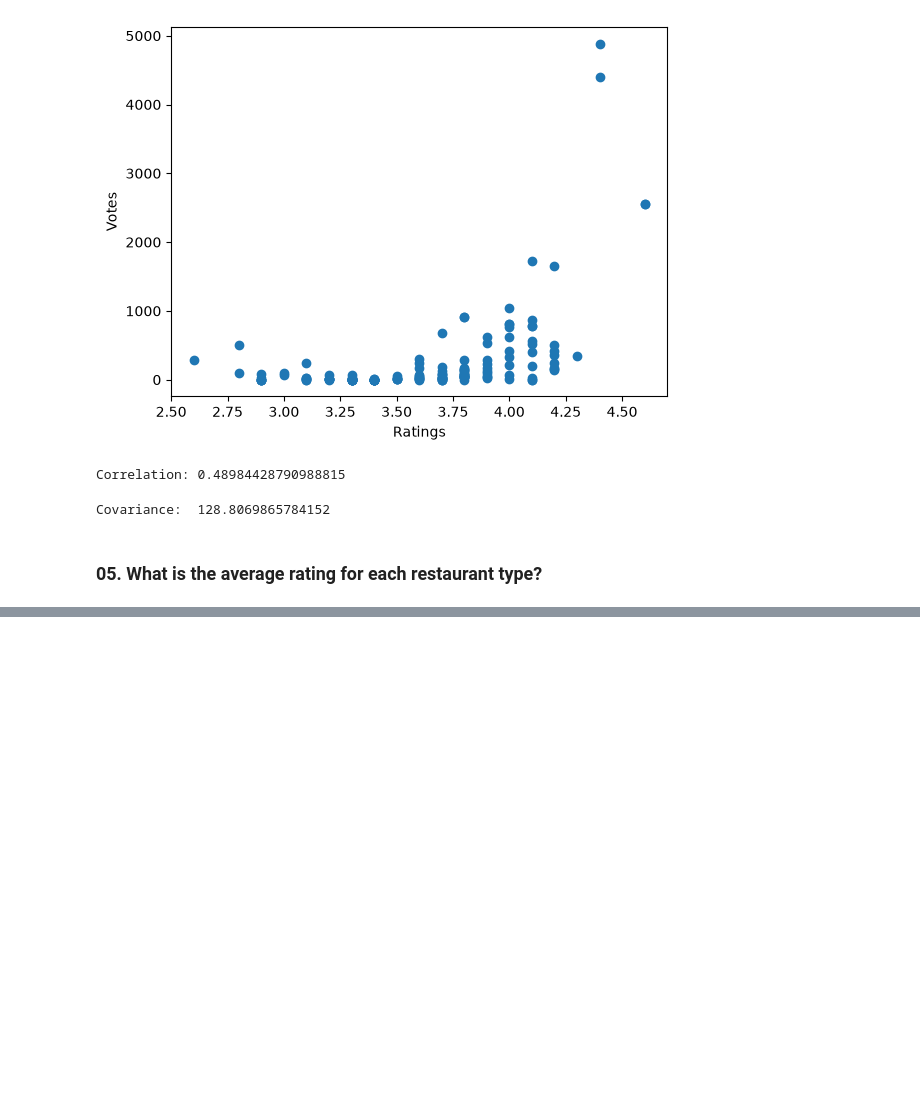
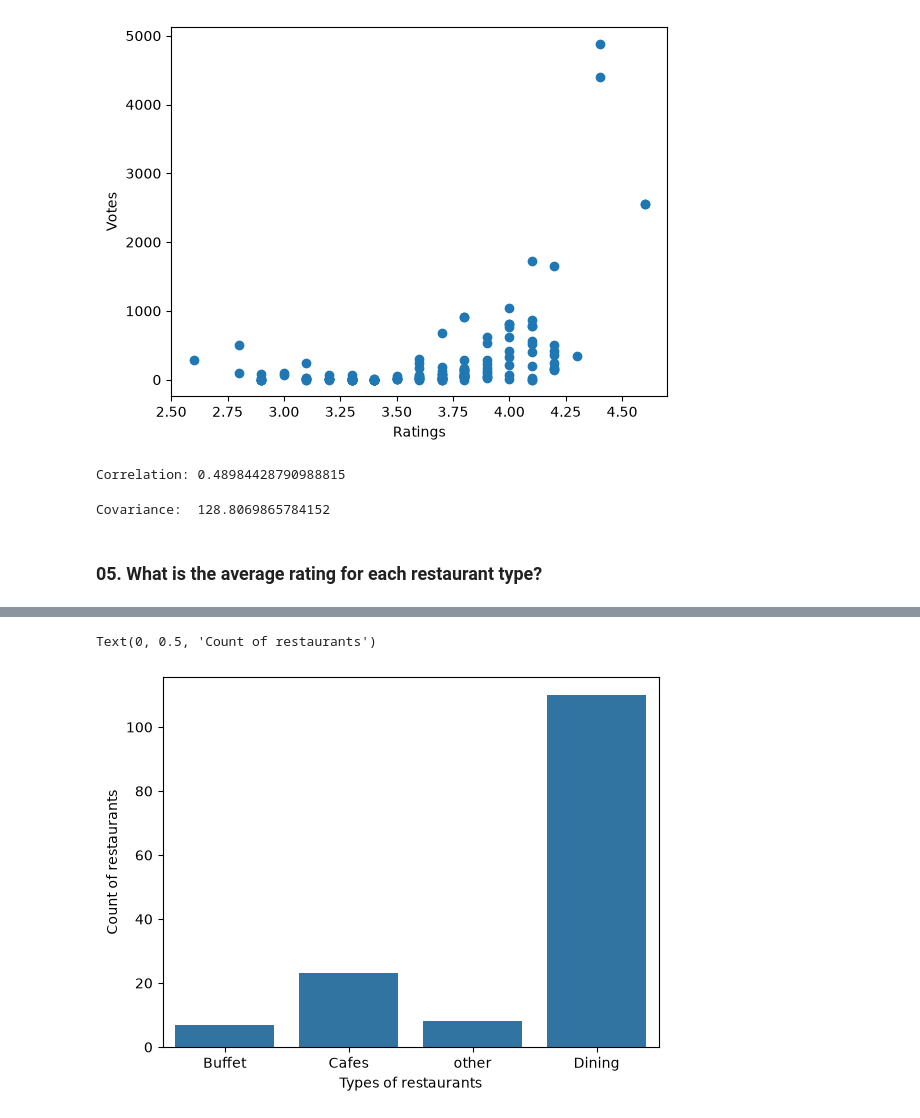
Before and after one commit to AagmanTiwari/Zomato-Data-Analysis-Project, a Jupyter notebook: Zomato EDA Project.ipynb, the cells around one changed output, grey strips where cells are left out. Drawn from its saved outputs; the diff is of its cells as text; code cells hidden in the pictures; blank space fills up the shorter version.

```diff
--- a/Zomato EDA Project.ipynb
+++ b/Zomato EDA Project.ipynb
@@ -373,0 +407,7 @@ Covariance:  128.8069865784152
+# %%
+sns.countplot(x = df['listed_in(type)'])
+plt.xlabel("Types of restaurants")
+plt.ylabel("Count of restaurants")
+# %% [output]
+Text(0, 0.5, 'Count of restaurants')
+[figure, added]
```
Also changed, not shown: parts of 18 cells of this notebook, 1 other file.
